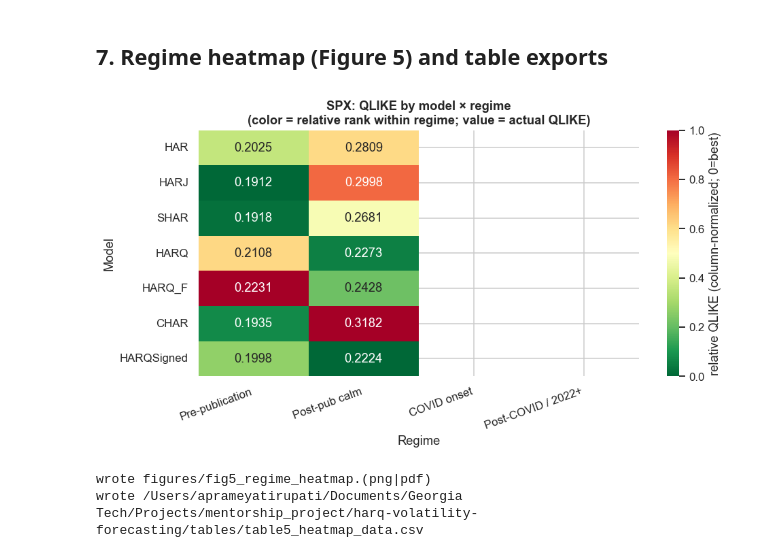
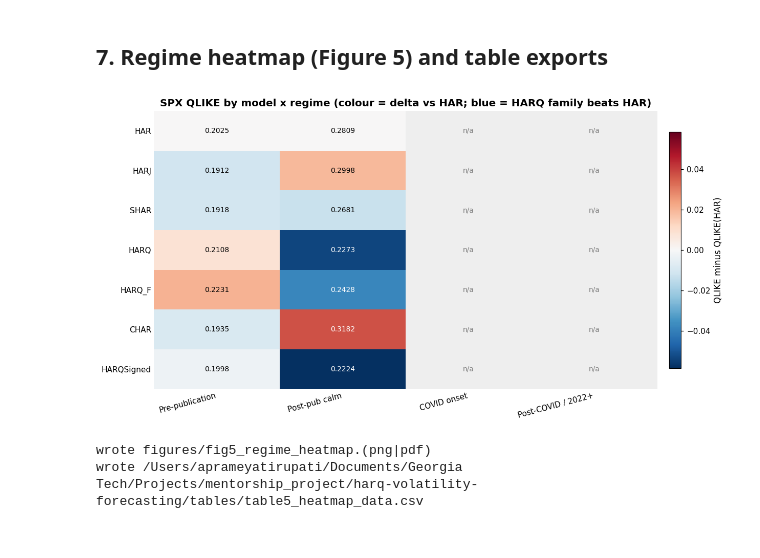
Before and after one commit to atirupati7/harq-volatility-forecasting, a Jupyter notebook: harq_analysis.ipynb, the cells around one changed output. Drawn from its saved outputs; the diff is of its cells as text; code cells hidden in the pictures.

```diff
--- a/harq_analysis.ipynb
+++ b/harq_analysis.ipynb
@@ -1110,43 +1169,66 @@ with no-overnight-gap / more-symmetric-flow in crypto markets.
 # %% [markdown]
 ## 7. Regime heatmap (Figure 5) and table exports
 # %%
-# Figure 5: 7-model × 4-regime heatmap of QLIKE for SPX (row-normalized relative to best in that regime).
+# ---- Figure 5: SPX QLIKE heatmap (7 models x 4 regimes) ----
 MODELS_HM = ["HAR", "HARJ", "SHAR", "HARQ", "HARQ_F", "CHAR", "HARQSigned"]
 regimes_labels = [r[0] for r in REGIMES]
 
 heat = pd.DataFrame(index=MODELS_HM, columns=regimes_labels, dtype=float)
 for name in MODELS_HM:
     for reg_name, lo, hi in REGIMES:
         s = regime_stats(panel_results[("SPX", name)], lo, hi)
         heat.loc[name, reg_name] = s["QLIKE"]
-# Row-normalize: (QLIKE - col_min) / col_range (per regime)
-heat_norm = heat.copy()
-for col in heat.columns:
-    vals = heat[col]
-    if vals.notna().sum() >= 2:
-        lo, hi = vals.min(), vals.max()
-        heat_norm[col] = (vals - lo) / (hi - lo) if hi > lo else 0.5
 
-fig, ax = plt.subplots(figsize=(9, 5))
-mask = heat.isna()
-cmap = sns.color_palette("RdYlGn_r", as_cmap=True)
-sns.heatmap(heat_norm.astype(float), annot=heat.round(4), fmt="",
-            cmap=cmap, ax=ax, vmin=0, vmax=1,
-            mask=mask, cbar_kws={"label": "relative QLIKE (column-normalized; 0=best)"})
-ax.set_title("SPX: QLIKE by model × regime\n(color = relative rank within regime; value = actual QLIKE)")
-ax.set_xlabel("Regime"); ax.set_ylabel("Model")
-plt.xticks(rotation=20, ha="right")
+# Relative to HAR baseline per regime (diverging around 0)
+har_row = heat.loc["HAR"]
+heat_rel = heat.subtract(har_row, axis=1)
+
+# Symmetric limits so zero sits in the middle of the colormap
+finite = heat_rel.values[np.isfinite(heat_rel.values)]
+vabs = float(np.nanmax(np.abs(finite))) if finite.size else 1.0
+norm = mpl.colors.TwoSlopeNorm(vmin=-vabs, vcenter=0.0, vmax=+vabs)
+
+fig, ax = plt.subplots(figsize=(12, 6))
+# Mask NaN cells by drawing as light grey patches
+data = heat_rel.values.astype(float)
+masked = np.ma.masked_invalid(data)
+cmap = plt.get_cmap("RdBu_r").copy()
+cmap.set_bad(color="#eeeeee")
+im = ax.imshow(masked, cmap=cmap, norm=norm, aspect="auto")
+
+ax.set_xticks(range(len(heat_rel.columns)))
+ax.set_xticklabels(heat_rel.columns, rotation=15, ha="right")
+ax.set_yticks(range(len(heat_rel.index)))
+ax.set_yticklabels(heat_rel.index)
+ax.set_title("SPX QLIKE by model x regime (colour = delta vs HAR; blue = HARQ family beats HAR)")
+
+# Annotate each cell with the actual QLIKE value
+for i in range(len(heat_rel.index)):
+    for j in range(len(heat_rel.columns)):
+        v = heat.values[i, j]; rel = heat_rel.values[i, j]
+        if not np.isfinite(v):
+            ax.text(j, i, "n/a", ha="center", va="center", color=PAL["grey"], fontsize=9)
+            continue
+        text_color = "white" if abs(rel) > vabs * 0.55 else "black"
+        ax.text(j, i, f"{v:.4f}", ha="center", va="center", color=text_color, fontsize=9)
+
+cbar = fig.colorbar(im, ax=ax, shrink=0.85, pad=0.02)
+cbar.set_label("QLIKE minus QLIKE(HAR)")
+
+# Remove spines and gridlines for imshow panel
+for side in ("top","right","bottom","left"):
+    ax.spines[side].set_visible(False)
+ax.grid(False); ax.tick_params(length=0)
 plt.tight_layout()
-fig.savefig(FIG_DIR / "fig5_regime_heatmap.png", bbox_inches="tight")
+fig.savefig(FIG_DIR / "fig5_regime_heatmap.png", bbox_inches="tight", dpi=300)
 fig.savefig(FIG_DIR / "fig5_regime_heatmap.pdf", bbox_inches="tight")
 plt.show()
 print("wrote figures/fig5_regime_heatmap.(png|pdf)")
 
-# Save raw heatmap data as a table for Gemini slide use
 heat.to_csv(TBL_DIR / "table5_heatmap_data.csv")
 print(f"wrote {TBL_DIR / 'table5_heatmap_data.csv'}")
 # %% [output]
-[figure, old version]
+[figure, new version]
 wrote figures/fig5_regime_heatmap.(png|pdf)
 wrote /Users/aprameyatirupati/Documents/Georgia Tech/Projects/mentorship_project/harq-volatility-forecasting/tables/table5_heatmap_data.csv
 # %%
```
Also changed, not shown: parts of 5 cells of this notebook, 12 other files.
